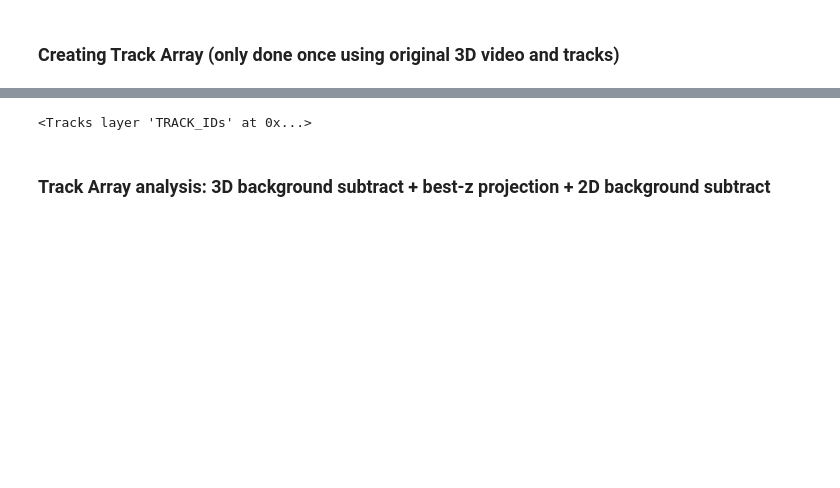
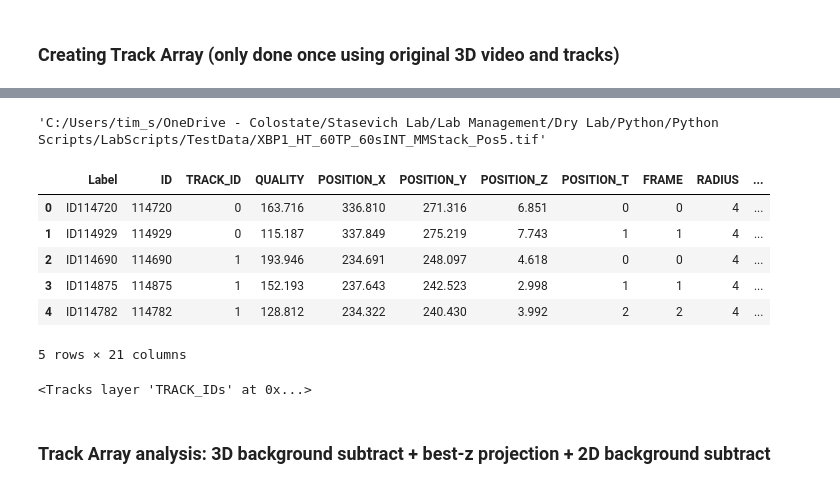
Before and after one commit to Colorado-State-University-Stasevich-Lab/single-molecule-tracking-python, a Jupyter notebook: Code/Charlotte_Harringtonine_Analysis.ipynb, the cells around one changed output, grey strips where cells are left out. Drawn from its saved outputs; the diff is of its cells as text; code cells hidden in the pictures; blank space fills up the shorter version.

```diff
--- a/Code/Charlotte_Harringtonine_Analysis.ipynb
+++ b/Code/Charlotte_Harringtonine_Analysis.ipynb
@@ -73,16 +73,16 @@ Error importing cv2, the manual selection for the mask will not work.
 crop_pad = 5    # specifies the size of crops in track arary. If 5, then crops are (2*5 + 1 = 11) x 11
 xy_pixel_size = 130   # voxel  xy dimensions in crops
 z_pixel_size = 500   # voxel z dimension
-working_directory = 'E:/Tim_tracking videos_all zs/'
-video_3D_filename_path = 'E:/Tim_tracking videos_all zs/Original3DVideos/'
-beads_path = 'X:/_FiXie/Charlotte/_90m movies for particle tracking/20191017_TL_90m/Beads/'
-video_3D_filename = 'TL21.tif'
+working_directory = 'C:/Users/tim_s/OneDrive - Colostate/Stasevich Lab/Lab Management/Dry Lab/Python/Python Scripts/LabScripts/TestData/'
+video_3D_filename_path = 'C:/Users/tim_s/OneDrive - Colostate/Stasevich Lab/Lab Management/Dry Lab/Python/Python Scripts/LabScripts/TestData/'
+beads_path ='C:/Users/tim_s/OneDrive - Colostate/Stasevich Lab/Lab Management/Dry Lab/Python/Python Scripts/LabScripts/TestData/beads/'
+video_3D_filename = 'XBP1_HT_60TP_60sINT_MMStack_Pos5.tif'
 # %%
 # For display, so z and xy are shown properly when viewing track array
 z_renorm = z_pixel_size/xy_pixel_size
 
 #  Track array filenames should be the following:
-track_array_filename = 'Tracks_' + video_3D_filename[:-4] + '_crop_pad_' + str(crop_pad) + '.tif'
+track_array_filename = 'Particles_' + video_3D_filename[:-4] + '_crop_pad_' + str(crop_pad) + '.tif'
 track_filename = track_array_filename[:-15] + '.csv'
 [track_array_filename, track_filename]
 # %% [output]
@@ -136,3 +137,7 @@ for i in np.arange(len(positions_green)):
+# %%
+video_3D_filename_path+video_3D_filename
+# %% [output]
+'C:/Users/tim_s/OneDrive - Colostate/Stasevich Lab/Lab Management/Dry Lab/Python/Python Scripts/LabScripts/TestData/XBP1_HT_60TP_60sINT_MMStack_Pos5.tif'
 # %%
 # Read in the original 3D video
 video_3D = imread(video_3D_filename_path+video_3D_filename)
@@ -139,6 +158,14 @@ video_3D = imread(video_3D_filename_path+video_3D_filename)
 # %%
 # Read in the tracking file that corresponds to the original 3D video
 tracks = pd.read_csv(video_3D_filename_path+track_filename)
-# tracks.head()
+tracks.head()
+# %% [output]
+|  | Label | ID | TRACK_ID | QUALITY | POSITION_X | POSITION_Y | POSITION_Z | POSITION_T | FRAME | RADIUS | ... |
+| 0 | ID114720 | 114720 | 0 | 163.716 | 336.810 | 271.316 | 6.851 | 0 | 0 | 4 | ... |
+| 1 | ID114929 | 114929 | 0 | 115.187 | 337.849 | 275.219 | 7.743 | 1 | 1 | 4 | ... |
+| 2 | ID114690 | 114690 | 1 | 193.946 | 234.691 | 248.097 | 4.618 | 0 | 0 | 4 | ... |
+| 3 | ID114875 | 114875 | 1 | 152.193 | 237.643 | 242.523 | 2.998 | 1 | 1 | 4 | ... |
+| 4 | ID114782 | 114782 | 1 | 128.812 | 234.322 | 240.430 | 3.992 | 2 | 2 | 4 | ... |
+5 rows × 21 columns
 # %%
 viewer = napari.Viewer()
```
Also changed, not shown: parts of 22 cells of this notebook, 1 other file.
